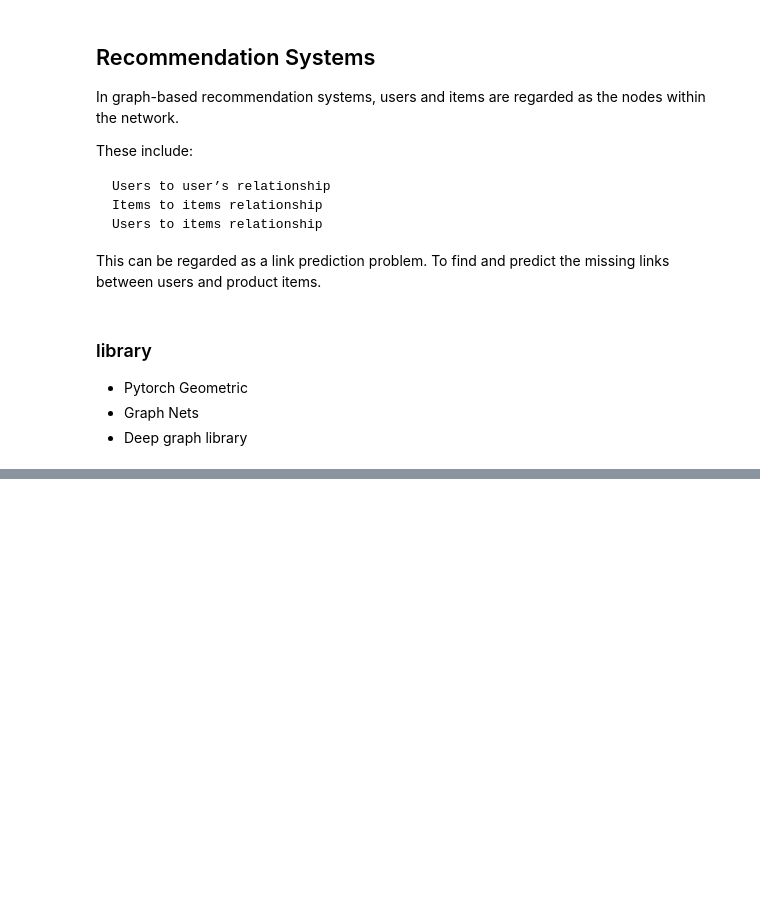
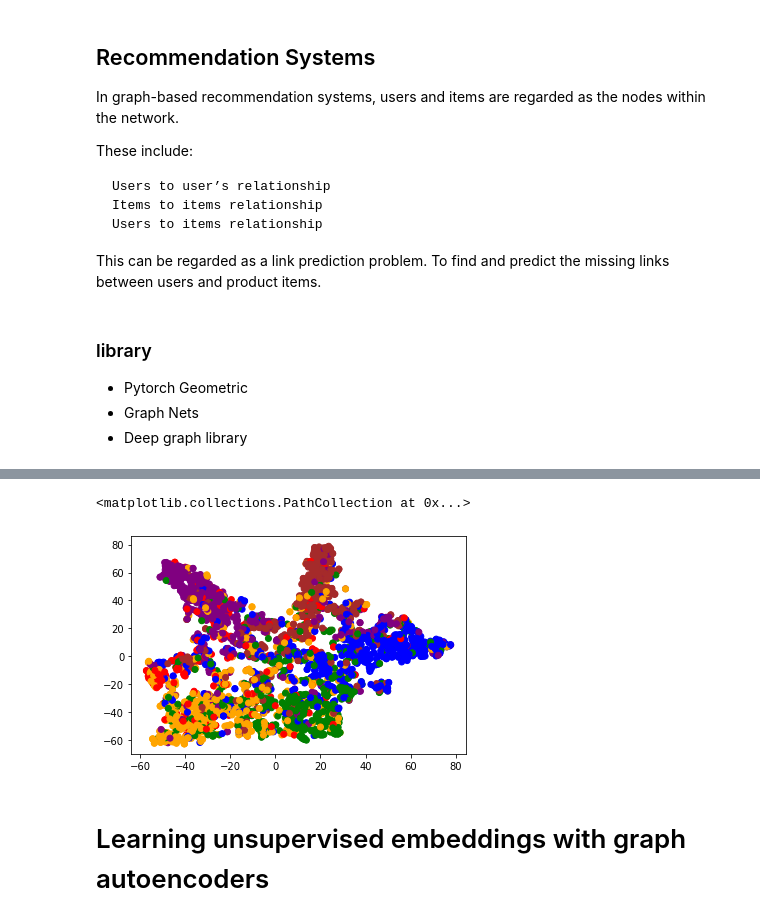
Before and after one commit to pragneshrana/LearnDataScience, a Jupyter notebook: GNN.ipynb, the cells around one changed output, grey strips where cells are left out. Drawn from its saved outputs; the diff is of its cells as text; code cells hidden in the pictures; blank space fills up the shorter version.

```diff
--- a/GNN.ipynb
+++ b/GNN.ipynb
@@ -352,0 +462,11 @@ This can be regarded as a link prediction problem. To find and predict the missi
+# %%
+# defining hyperparameters
+learning_rate = 0.001
+num_epochs = 5
+
+# calling model
+device = torch.device("cuda:0" if torch.cuda.is_available() else "cpu") #if cuda support available
+model = NNModel()
+model = model.to(device)
+criterion = nn.CrossEntropyLoss()
+optimizer = torch.optim.Adam(model.parameters(), lr=learning_rate)
@@ -352,0 +504,13 @@ This can be regarded as a link prediction problem. To find and predict the missi
+# %%
+test_acc = 0.0
+for i, (images, labels) in enumerate(testloader, 0):
+    images = images.to(device)
+    labels = labels.to(device)
+    outputs = model(images)
+    test_acc += (torch.argmax(outputs, 1).flatten() == labels).type(torch.float).mean().item()
+    preds = torch.argmax(outputs, 1).flatten()#.cpu().numpy()
+    # print(preds)
+    # print(labels)
+    # break
+
+print('Test Accuracy: %.2f'%(test_acc/i))
@@ -352,0 +789,7 @@ This can be regarded as a link prediction problem. To find and predict the missi
+# %%
+writer = SummaryWriter("./log/" + datetime.now().strftime("%Y%m%d-%H%M%S"))
+
+dataset = Planetoid(root='/tmp/cora', name='cora')
+task = 'node'
+
+model = train(dataset, task, writer)
@@ -352,0 +818,19 @@ This can be regarded as a link prediction problem. To find and predict the missi
+# %%
+color_list = ["red", "orange", "green", "blue", "purple", "brown"]
+
+loader = DataLoader(dataset, batch_size=64, shuffle=True)
+embs = []
+colors = []
+for batch in loader:
+    emb, pred = model(batch)
+    embs.append(emb)
+    colors += [color_list[y] for y in batch.y]
+embs = torch.cat(embs, dim=0)
+
+xs, ys = zip(*TSNE().fit_transform(embs.detach().numpy()))
+plt.scatter(xs, ys, color=colors)
+# %% [output]
+<matplotlib.collections.PathCollection at 0x...>
+[figure, added]
+# %% [markdown]
+# Learning unsupervised embeddings with graph autoencoders
```
Also changed, not shown: parts of 34 cells of this notebook.
